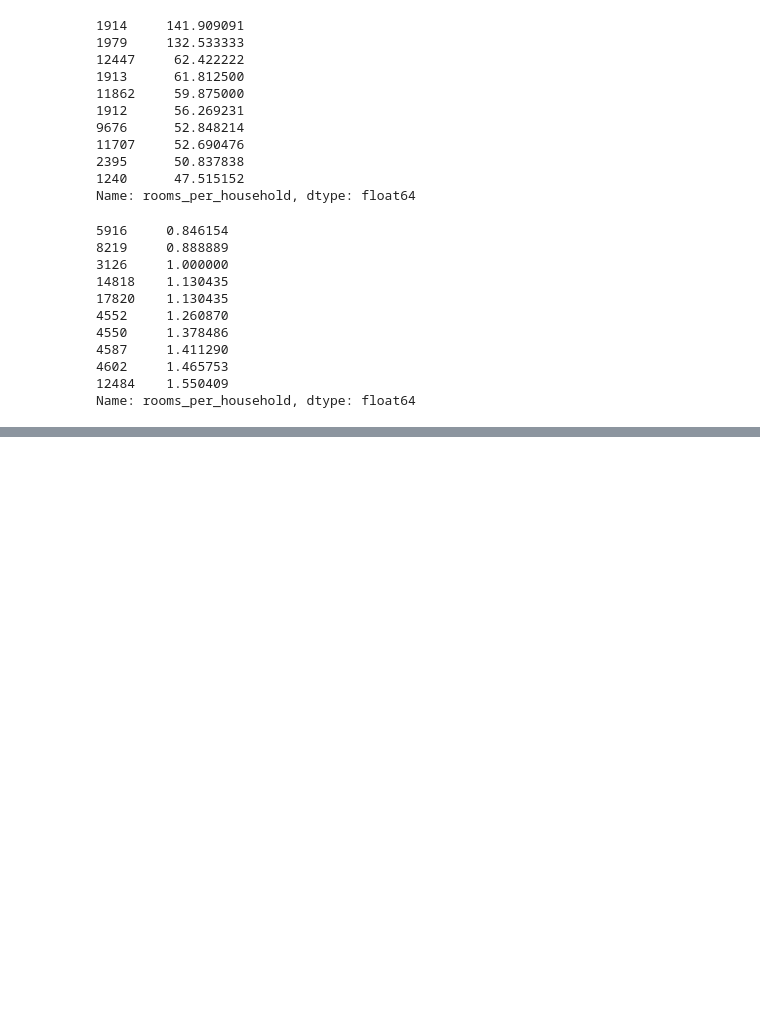
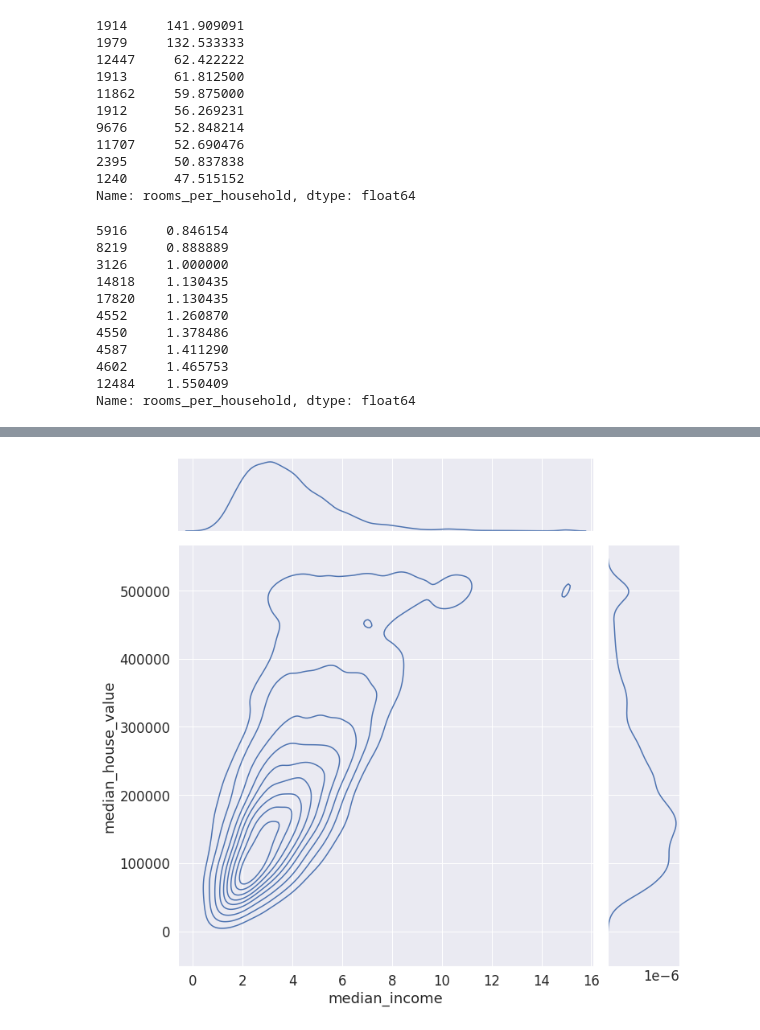
Before and after one commit to mohd-sahil/Housing-Dataset, a Jupyter notebook: Housing_Dataset_DP_and_FE_ML.ipynb, the cells around one changed output, grey strips where cells are left out. Saved outputs shown, nothing was run; the diff lists cells and outputs as text; code cells hidden in the pictures; blank space fills up the shorter version.

```diff
--- a/Housing_Dataset_DP_and_FE_ML.ipynb
+++ b/Housing_Dataset_DP_and_FE_ML.ipynb
@@ -199,0 +234,6 @@ df.describe()
+# %%
+sns.set(font_scale=1.5)
+sns.jointplot(data = df, x = "median_income", y = "median_house_value", kind = "kde", height = 10)
+plt.show()
+# %% [output]
+[figure, added]
```
Also changed, not shown: parts of 6 cells of this notebook.
